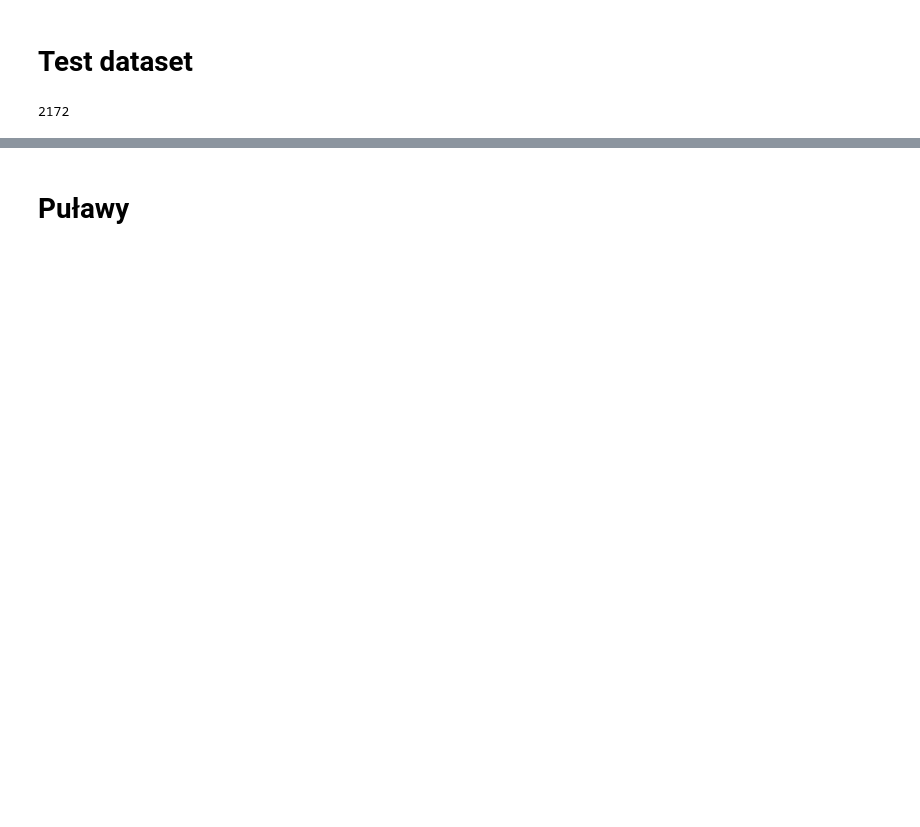
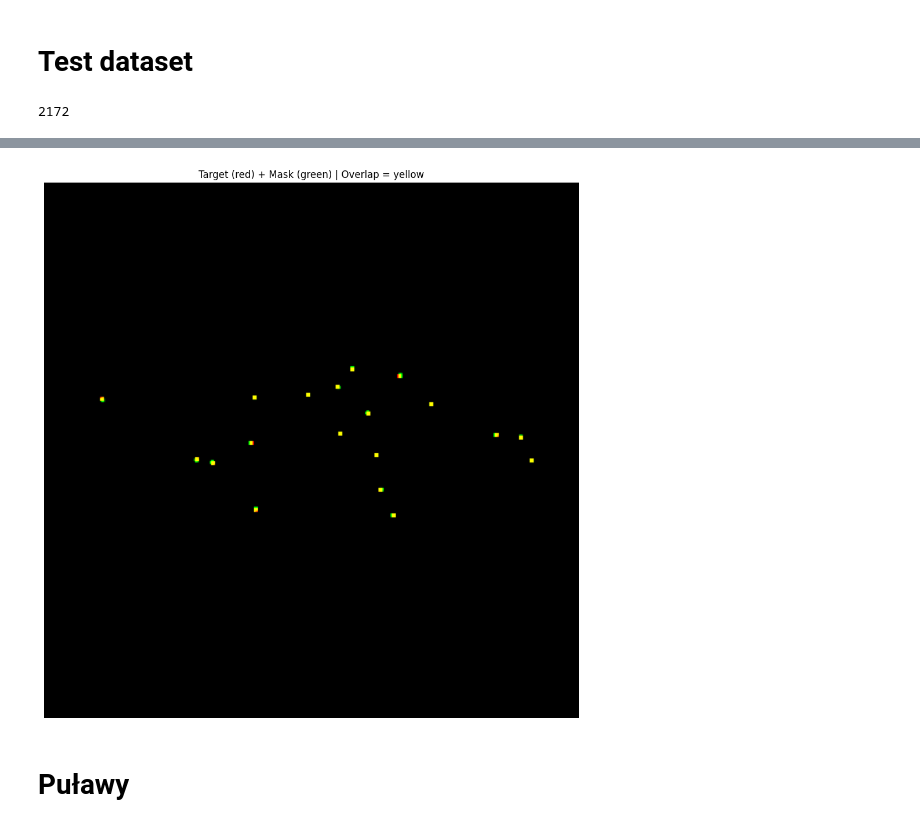
Before and after one commit to mkrajew/bees, a Jupyter notebook: notebooks/19_new_statistics.ipynb, the cells around one changed output, grey strips where cells are left out. Drawn from its saved outputs; the diff is of its cells as text; code cells hidden in the pictures; blank space fills up the shorter version.

```diff
--- a/notebooks/19_new_statistics.ipynb
+++ b/notebooks/19_new_statistics.ipynb
@@ -3,7 +3,7 @@
 # %% [markdown]
 ## Load Model
 # %%
-from wings.modeling.loss import DiceLoss, WeightedDiceLoss
+from wings.modeling.loss import DiceLoss, WeightedDiceLoss, BCEDiceLoss
 from wings.modeling.litnet import LitNet
 from wings.config import PROCESSED_DATA_DIR, MODELS_DIR
 from wings.dataset import MaskRectangleDataset
@@ -16,13 +16,20 @@ mean_coords = torch.load(
 )
 
 # checkpoint_path = MODELS_DIR / "new_unet" / "custom-unet-pretrained-epoch=49-val_loss=0.02-custom-unet-training_1.ckpt"
-checkpoint_path = MODELS_DIR / "new_unet" / "last.ckpt" # ten last to nie jest prawdziwy last tylko jakis z 54 epoki
+# checkpoint_path = MODELS_DIR / "new_unet" / "last.ckpt" # ten last to nie jest prawdziwy last tylko jakis z 54 epoki
+# checkpoint_path = MODELS_DIR / "new_unet" / "unet-400-from-pretrained-epoch=57-val_loss=0.02-unet-400_1.ckpt"
+# checkpoint_path = MODELS_DIR / "new_unet" / "kernel5.ckpt"
+# checkpoint_path = MODELS_DIR / "new_unet" / "last-v1-kernel.ckpt"
+# checkpoint_path = MODELS_DIR / "new_unet" / "unet-final-k3.ckpt"
+checkpoint_path = MODELS_DIR / "new_unet" / "unet-final-k5.ckpt"
 
-unet_model = UNet(in_channels=1, out_channels=1, kernel_size=3)
-model = LitNet.load_from_checkpoint(checkpoint_path, model=unet_model, criterion=WeightedDiceLoss(landmark_weight=50.0, background_weight=1.0))
+unet_model = UNet(in_channels=1, out_channels=1, kernel_size=5)
+# model = LitNet.load_from_checkpoint(checkpoint_path, model=unet_model, criterion=WeightedDiceLoss(landmark_weight=50.0, background_weight=1.0))
+model = LitNet.load_from_checkpoint(checkpoint_path, model=unet_model, criterion=BCEDiceLoss(), strict=False)
 model.eval()
 
 
 yolo_model = YOLO(MODELS_DIR / "yolo26n" / "best.pt").to("cuda")
+# yolo_model = YOLO(MODELS_DIR / "yolo26n" / "detector.onnx", task="detect")
 # yolo_model = YOLO(MODELS_DIR / "best.pt").to("cuda")
 # %% [output]
@@ -152,3 +329,40 @@ GLOBAL MEDIAN ERROR = 1.2227
+# %%
+import matplotlib.pyplot as plt
+import numpy as np
+import random
+import torch
+
+n = random.randint(0, max_n - 1)
+
+image, target, coords, (x_size, y_size) = test_dataset[n]
+
+image = image.to(device).unsqueeze(0)
+
+with torch.no_grad():
+    output = model(image)
+
+target_np = target.squeeze().detach().cpu().numpy().astype(np.float32)
+mask_np = output.squeeze().detach().cpu().numpy().astype(np.float32)
+
+# normalizacja do [0, 1] jeśli potrzeba
+if target_np.min() < 0 or target_np.max() > 1:
+    target_np = (target_np - target_np.min()) / (target_np.max() - target_np.min() + 1e-8)
+
+if mask_np.min() < 0 or mask_np.max() > 1:
+    mask_np = (mask_np - mask_np.min()) / (mask_np.max() - mask_np.min() + 1e-8)
+
+# czarne tło, target = czerwony, maska = zielony, overlap = żółty
+overlay = np.zeros((*target_np.shape, 3), dtype=np.float32)
+overlay[..., 0] = target_np   # red
+overlay[..., 1] = mask_np     # green
+
+plt.figure(figsize=(12, 12))
+plt.imshow(np.clip(overlay, 0, 1))
+plt.title("Target (red) + Mask (green) | Overlap = yellow")
+plt.axis("off")
+plt.show()
+# %% [output]
+[figure, added]
 # %% [markdown]
 # Puławy
 # %%
```
Also changed, not shown: parts of 7 cells of this notebook.
